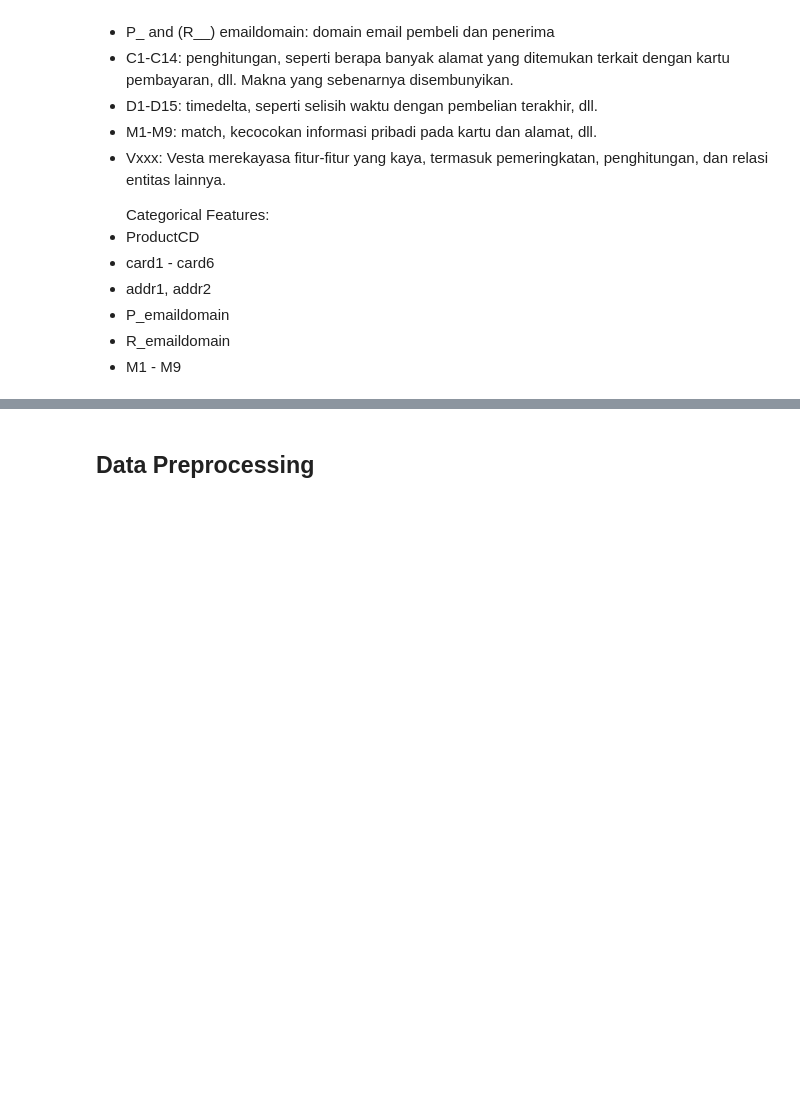
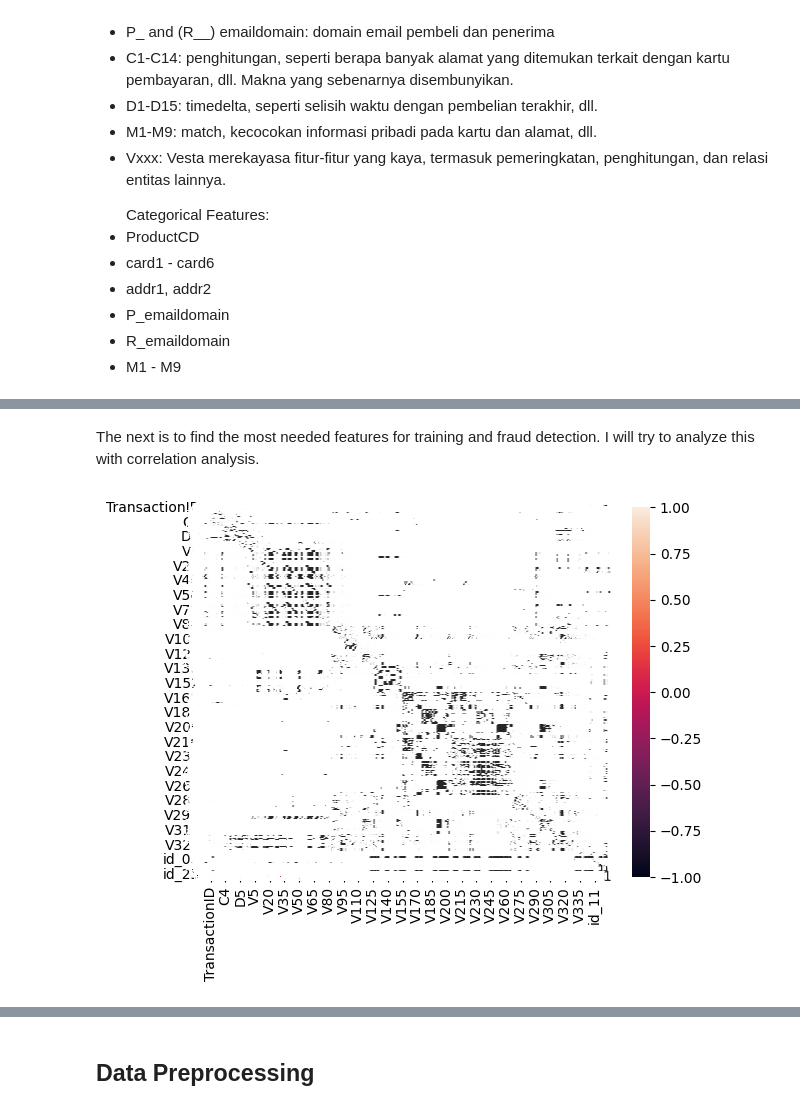
Before and after one commit to Ichsan4Fa/Fraud-Detection-Using-GNN, a Jupyter notebook: Fraud_Detection_Using_GNN.ipynb, the cells around one changed output, grey strips where cells are left out. Drawn from its saved outputs; the diff is of its cells as text; code cells hidden in the pictures; blank space fills up the shorter version.

```diff
--- a/Fraud_Detection_Using_GNN.ipynb
+++ b/Fraud_Detection_Using_GNN.ipynb
@@ -263,0 +289,10 @@ memory usage: 338.4+ KB
+# %% [markdown]
+The next is to find the most needed features for training and fraud detection. I will try to analyze this with correlation analysis.
+# %%
+# Correlation Analysis (numeric only)
+numeric_train_df = training_df.select_dtypes(include=['int16', 'int32', 'int64', 'float16', 'float32', 'float64'])
+corr_matrix = numeric_train_df.corr()
+sn.heatmap(corr_matrix, annot=True)
+plt.show()
+# %% [output]
+[figure, added]
```
Also changed, not shown: parts of 18 cells of this notebook.
